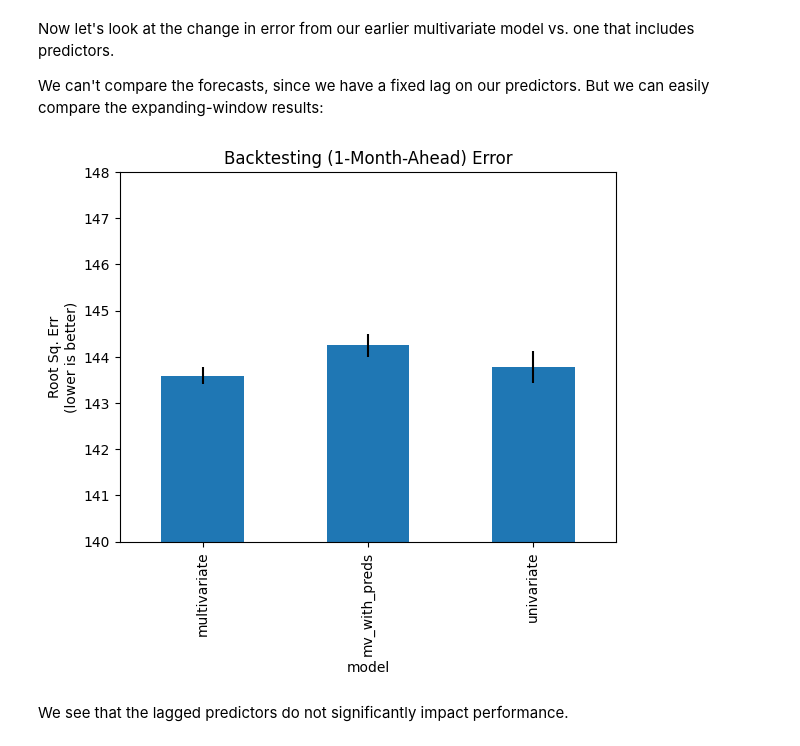
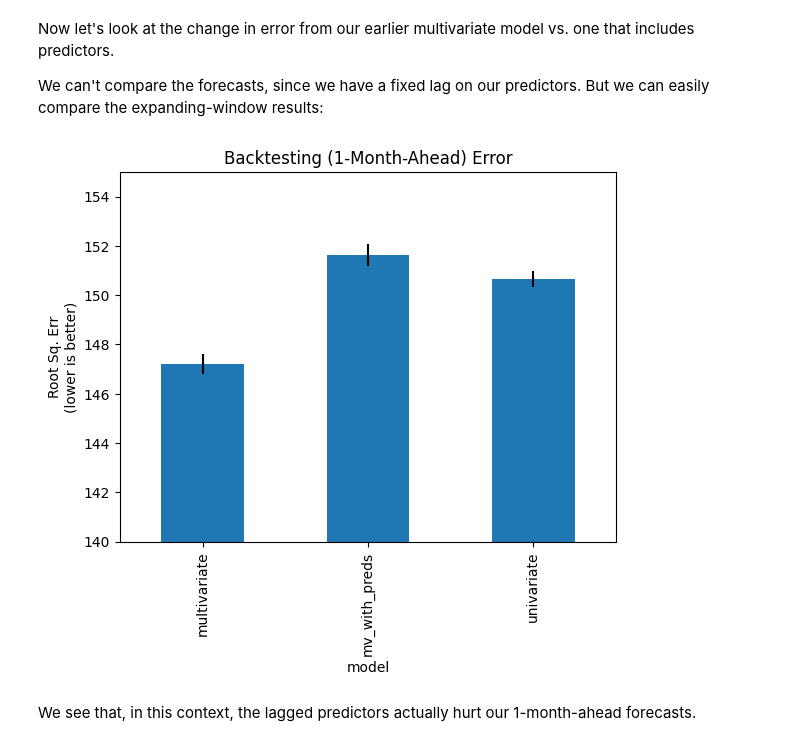
Before and after one commit to onesixsolutions/torchcast, a Jupyter notebook: docs/examples/air_quality.ipynb, the cells around one changed output. Drawn from its saved outputs; the diff is of its cells as text; code cells hidden in the pictures.

```diff
--- a/docs/examples/air_quality.ipynb
+++ b/docs/examples/air_quality.ipynb
@@ -72,7 +69,7 @@ dataset_pm_train, _ = dataset_pm.train_val_split(dt=SPLIT_DT)
 from torchcast.process import LocalTrend, Season
 
 kf_pm = KalmanFilter(
-    measures=['PM_log10'],
+    measures=['PM'],
     processes=[
         LocalTrend(id='trend'),
         Season(
@@ -154,13 +152,12 @@ One reason to hope so: the univariate model loses the total whenever either sens
 # %%
 # create a dataset:
-df_aq['PM10_log10'] = np.log10(df_aq['PM10'])
-df_aq['PM2p5_log10'] = np.log10(df_aq['PM2p5'])
 dataset_pm_mv = TimeSeriesDataset.from_dataframe(
     dataframe=df_aq,
     dt_unit='D',
-    measure_colnames=['PM10_log10','PM2p5_log10'],
+    measure_colnames=['PM10','PM2p5'],
     group_colname='station',
-    time_colname='date'
+    time_colname='date',
+    transform=LogTransform()
 )
 dataset_pm_mv_train, _ = dataset_pm_mv.train_val_split(dt=SPLIT_DT)
 
@@ -168,7 +165,9 @@ dataset_pm_mv_train, _ = dataset_pm_mv.train_val_split(dt=SPLIT_DT)
 _processes = []
 for m in dataset_pm_mv.measures[0]:
     _processes.extend([
+
         LocalTrend(id=f'{m}_trend', measure=m),
+
         Season(
             id=f'{m}_day_in_year',
             period=365.25,
@@ -186,6 +185,7 @@ for m in dataset_pm_mv.measures[0]:
             measure=m,
             fixed=True
         )
+
     ])
 kf_pm_mv = KalmanFilter(
     measures=dataset_pm_mv.measures[0],
@@ -356,7 +342,7 @@ with torch.no_grad():
 df_backtest_err1mo = pd.concat([
 
     one_mo_uv
-    .to_dataframe(dataset_pm, time_colname='date', group_colname='station', transform=LogTransform(base=10))
+    .to_dataframe(dataset_pm, time_colname='date', group_colname='station', transform=LogTransform())
     .loc[lambda df: df['date'] > SPLIT_DT, :]
     .pipe(get_station_error)
     .assign(model='univariate')
@@ -367,8 +353,8 @@ df_backtest_err1mo = pd.concat([
         dataset_pm_mv,
         time_colname='date',
         group_colname='station',
-        transform=LogTransform(base=10),
-        derived={'PM': lambda s: s['PM10_log10'] + s['PM2p5_log10']}
+        transform=LogTransform(),
+        derived={'PM': lambda s: s['PM10'] + s['PM2p5']}
     )
     .query("measure == 'PM'")
     .loc[lambda df: df['date'] > SPLIT_DT,:]
@@ -383,7 +369,7 @@ df_backtest1mo_err_agg['rmse'].plot(
     yerr=df_backtest1mo_err_agg['sem'],
     ylabel="Root Sq. Err\n(lower is better)",
     title="Expanding-Window (1-Month-Ahead) Error",
-    ylim=(140,148)
+    ylim=(140,155)
 )
 plt.show()
 # %% [output]
@@ -413,10 +399,11 @@ df_aq[predictors] = df_aq.groupby('station')[predictors].shift(30, fill_value=0)
 dataset_pm_lm = TimeSeriesDataset.from_dataframe(
     dataframe=df_aq,
     dt_unit='D',
-    y_colnames=['PM10_log10','PM2p5_log10'],
+    y_colnames=['PM10','PM2p5'],
     X_colnames=predictors,
     group_colname='station',
     time_colname='date',
+    transform=LogTransform()
 )
 dataset_pm_lm_train, _ = dataset_pm_lm.train_val_split(dt=SPLIT_DT)
 dataset_pm_lm_train
@@ -516,33 +504,33 @@ We can't compare the forecasts, since we have a fixed lag on our predictors. But
 # %%
 df_backtest1mo_err_agg2 = agg_within_group_err(
     pd.concat([
         # old ones:
         df_backtest_err1mo,
         # new one:
         one_mo_lm
         .to_dataframe(
             dataset_pm_lm,
             time_colname='date',
             group_colname='station',
-            transform=LogTransform(base=10),
-            derived={'PM': lambda s: s['PM10_log10'] + s['PM2p5_log10']}
+            transform=LogTransform(),
+            derived={'PM': lambda s: s['PM10'] + s['PM2p5']}
         )
         .query("measure == 'PM'")
         .loc[lambda df: df['date'] > SPLIT_DT,:]
         .pipe(get_station_error)
         .assign(model='mv_with_preds')
     ])
 )
 
 df_backtest1mo_err_agg2['rmse'].plot(
     kind='bar',
     yerr=df_backtest1mo_err_agg2['sem'] * sem_multi,
     ylabel="Root Sq. Err\n(lower is better)",
     title="Backtesting (1-Month-Ahead) Error",
-    ylim=(140,148)
+    ylim=(140,155)
 )
 plt.show()
 # %% [output]
-[figure, old version]
+[figure, new version]
 # %% [markdown]
-We see that the lagged predictors do not significantly impact performance.
+We see that, in this context, the lagged predictors actually hurt our 1-month-ahead forecasts.
```
Also changed, not shown: parts of 24 cells of this notebook.
